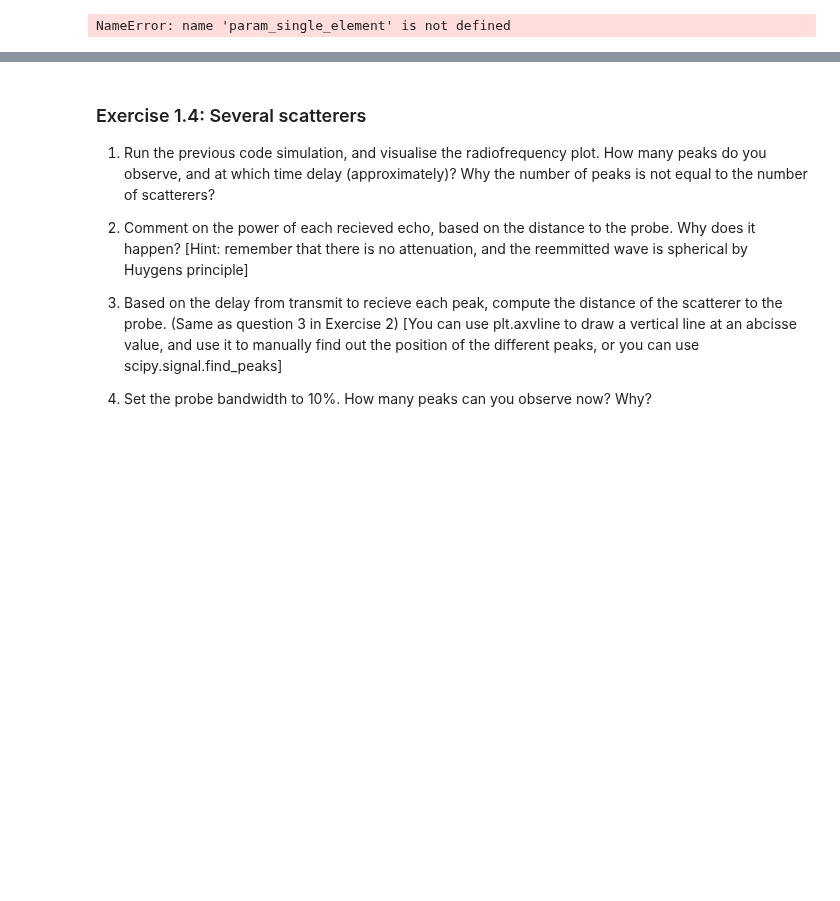
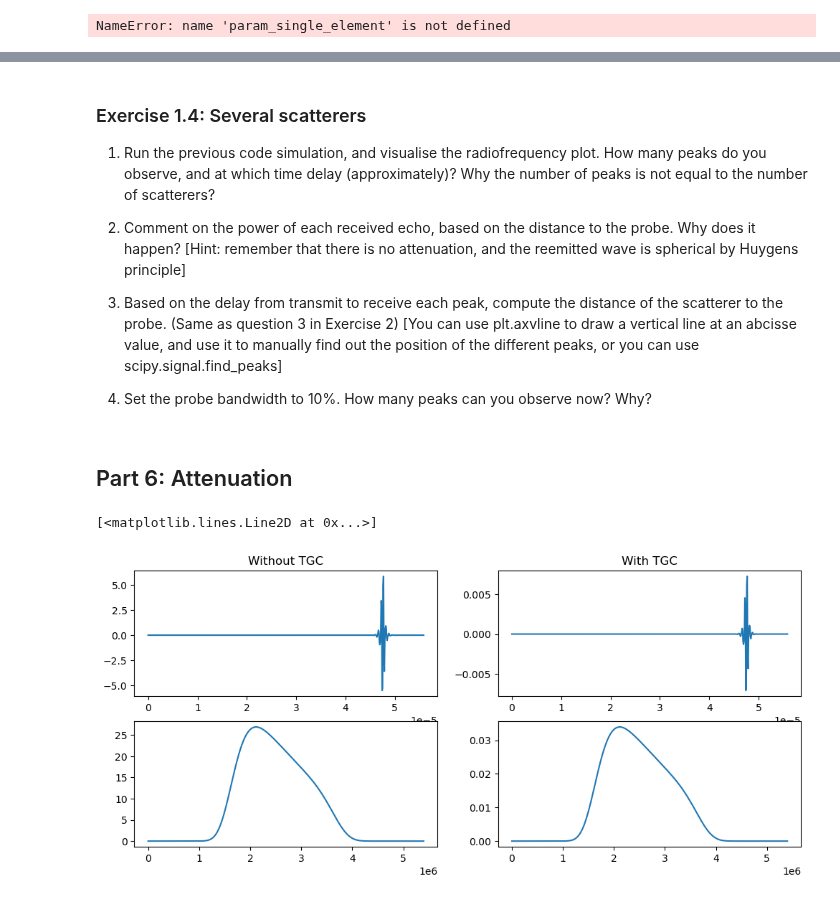
Before and after one commit to creatis-ULTIM/PyMUST, a Jupyter notebook: tutorials/P1_radiofrequency.ipynb, the cells around one changed output, grey strips where cells are left out. Drawn from its saved outputs; the diff is of its cells as text; code cells hidden in the pictures; blank space fills up the shorter version.

```diff
--- a/tutorials/P1_radiofrequency.ipynb
+++ b/tutorials/P1_radiofrequency.ipynb
@@ -560,8 +481,10 @@ Text(0.5, 0, 'Time [s]')
 
 1. Run the previous code simulation, and visualise the radiofrequency plot. How many peaks do you observe, and at which time delay (approximately)? Why the number of peaks is not equal to the number of scatterers?
 
-1. Comment on the power of each recieved echo, based on the distance to the probe. Why does it happen? [Hint: remember that there is no attenuation, and the reemmitted wave is spherical by Huygens principle]
+1. Comment on the power of each received echo, based on the distance to the probe. Why does it happen? [Hint: remember that there is no attenuation, and the reemitted wave is spherical by Huygens principle]
 
-1. Based on the delay from transmit to recieve each peak, compute the distance of the scatterer to the probe. (Same as question 3 in Exercise 2) [You can use plt.axvline to draw a vertical line at an abcisse value, and use it to manually find out the position of the different peaks, or you can use scipy.signal.find_peaks]
+1. Based on the delay from transmit to receive each peak, compute the distance of the scatterer to the probe. (Same as question 3 in Exercise 2) [You can use plt.axvline to draw a vertical line at an abcisse value, and use it to manually find out the position of the different peaks, or you can use scipy.signal.find_peaks]
 
 1. Set the probe bandwidth to 10%. How many peaks can you observe now? Why?
+# %% [markdown]
+## Part 6: Attenuation
@@ -567,0 +493,35 @@ Text(0.5, 0, 'Time [s]')
+# %%
+# TGC experiment. You need several scatters to work
+param_single_element = getProbe()
+param_single_element.attenuation = .5
+activationDelaysTX = np.zeros(param_single_element.Nelements).reshape(1, -1)
+
+N = 1
+xScatterers = np.zeros(N)
+#zScatterers = np.random.rand(N)*5e-2
+zScatterers = np.linspace(1e-3, 5e-2, N) +np.random.rand(N)*5e-2
+
+RCScatterers = np.random.rand(N) # There are 5 scatterers
+RCScatterers = np.ones(N)
+_, ((f1, f2), (f3, f4)) = plt.subplots(ncols = 2, nrows = 2, figsize = (12, 5))
+plt.sca(f1)
+opt = pymust.utils.Options()
+opt.dBThresh = -320
+RF, _ = pymust.simus(xScatterers, zScatterers, RCScatterers, activationDelaysTX, param_single_element, opt)
+t = np.arange(RF.shape[0]) / param_single_element.fs # param_single_element.fs is the sampling frequency, needed to go from sample number to time
+plt.plot(t, RF)
+plt.title('Without TGC')
+plt.sca(f3)
+f, RF_spectrum = my_fft(RF[:, 0], 1/param_single_element.fs)
+plt.plot(f, np.abs(RF_spectrum))
+
+RF_tgc, c = ... # Complete
+plt.sca(f2)
+plt.plot(t, RF_tgc)
+plt.title('With TGC')
+plt.sca(f4)
+f, RF_tgc_spectrum = my_fft(RF_tgc[:, 0], 1/param_single_element.fs)
+plt.plot(f, np.abs(RF_spectrum))
+# %% [output]
+[<matplotlib.lines.Line2D at 0x...>]
+[figure, added]
```
Also changed, not shown: parts of 34 cells of this notebook, 4 other files.
